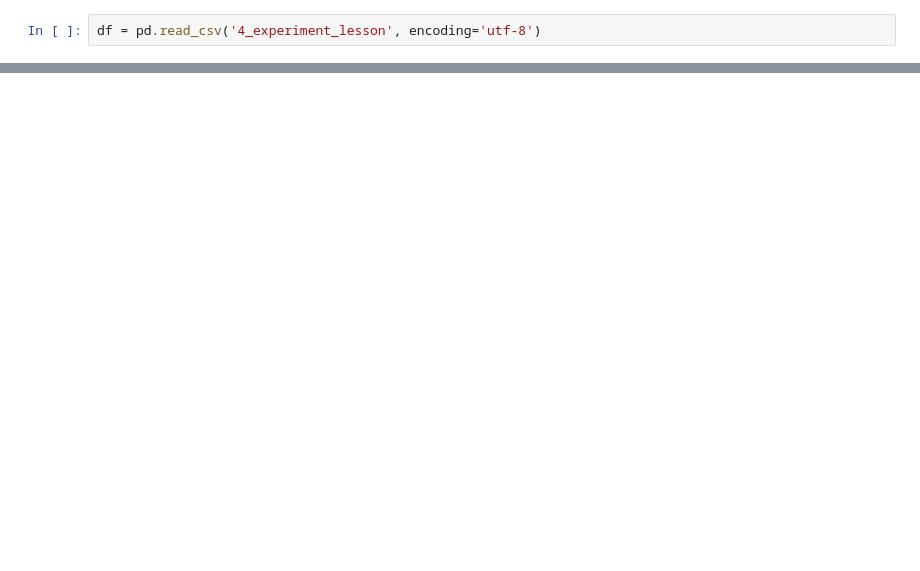
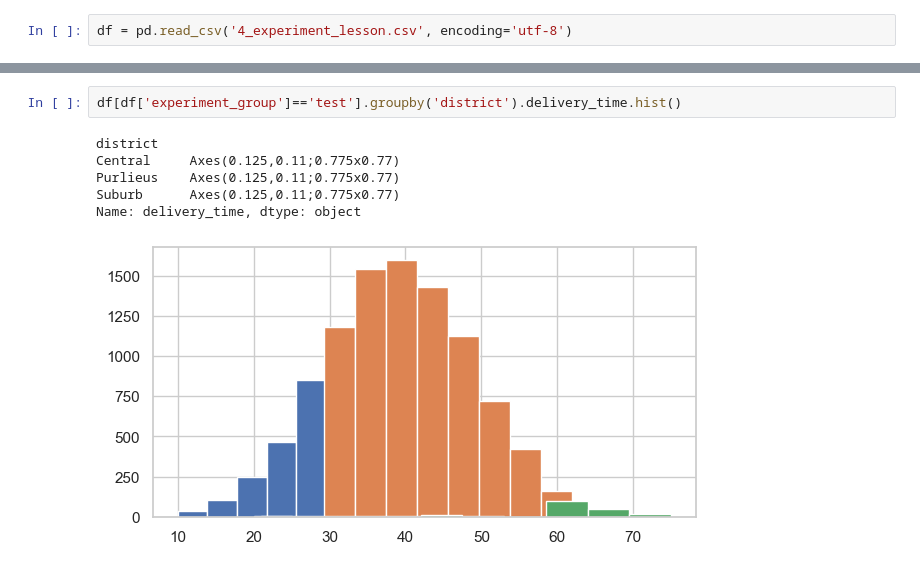
Before and after one commit to Praldmur/Simulation, a Jupyter notebook: 6_mod/4.ipynb, the cells around one changed output, grey strips where cells are left out. Saved outputs shown, nothing was run; the diff lists cells and outputs as text; blank space fills up the shorter version.

```diff
--- a/6_mod/4.ipynb
+++ b/6_mod/4.ipynb
@@ -11,4 +12,4 @@ sns.set_theme(
     rc={"figure.figsize": (7, 3.5)}
 )
 # %%
-df = pd.read_csv('4_experiment_lesson', encoding='utf-8')
+df = pd.read_csv('4_experiment_lesson.csv', encoding='utf-8')
@@ -16,0 +84,9 @@ FileNotFoundError: [Errno 2] No such file or directory: '4_experiment_lesson'
+# %%
+df[df['experiment_group']=='test'].groupby('district').delivery_time.hist()
+# %% [output]
+district
+Central     Axes(0.125,0.11;0.775x0.77)
+Purlieus    Axes(0.125,0.11;0.775x0.77)
+Suburb      Axes(0.125,0.11;0.775x0.77)
+Name: delivery_time, dtype: object
+[figure, added]
```
Also changed, not shown: parts of 21 cells of this notebook, 2 other files.
